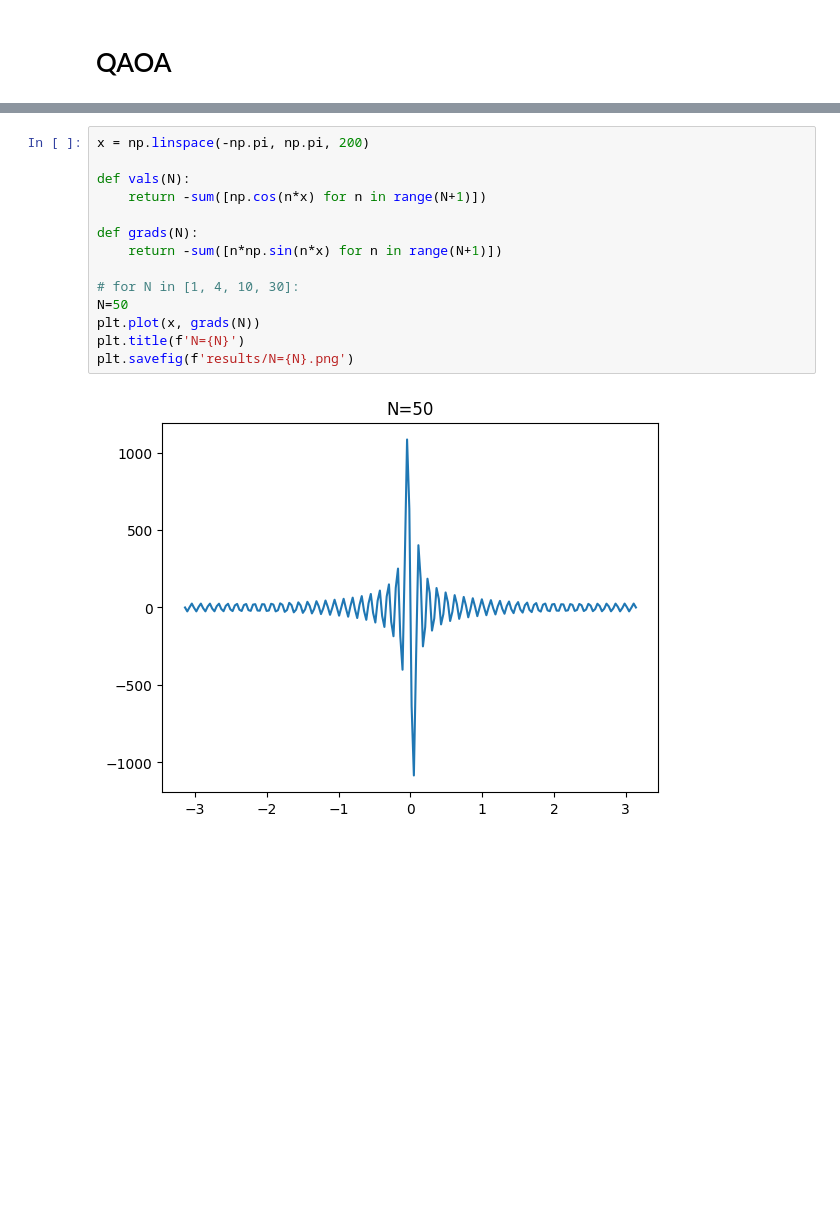
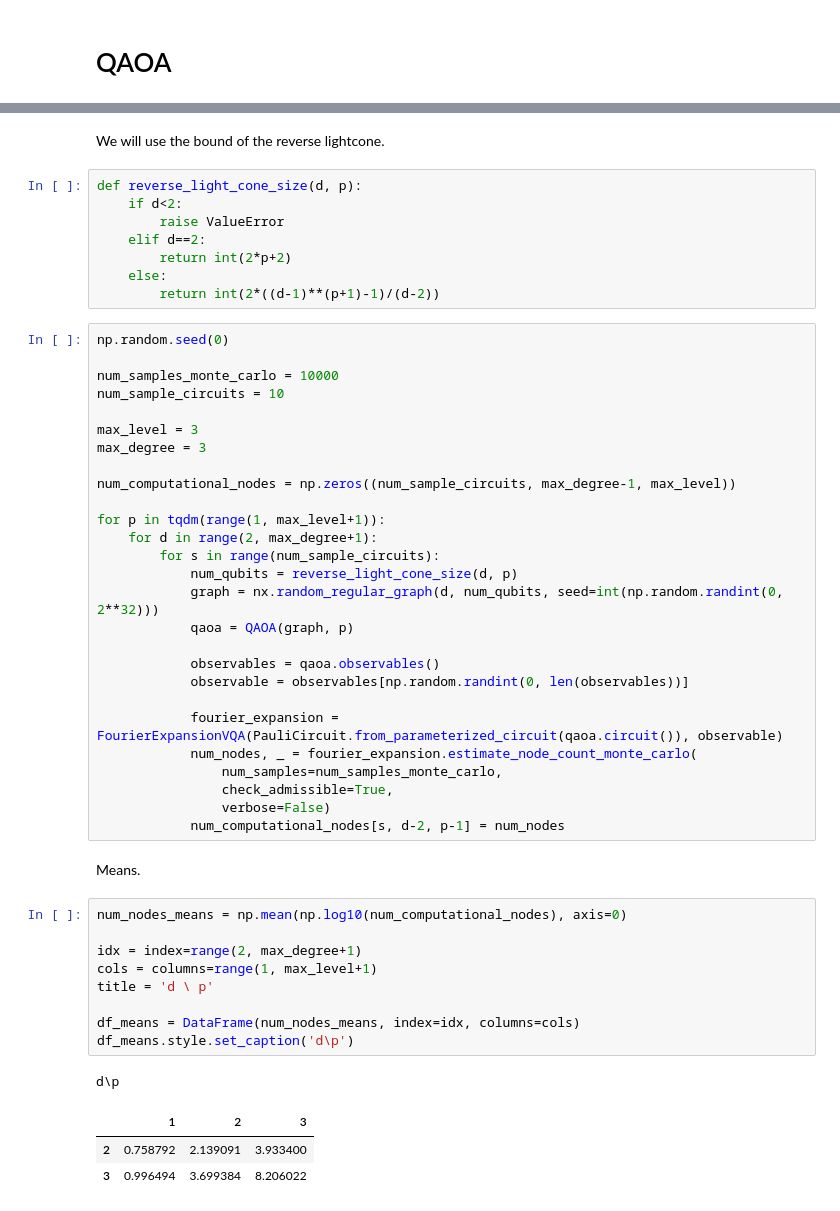
Before and after one commit to idnm/FourierVQA, a Jupyter notebook: experiments.ipynb, the cells around one changed output, grey strips where cells are left out. Saved outputs shown, nothing was run; the diff lists cells and outputs as text; blank space fills up the shorter version.

```diff
--- a/experiments.ipynb
+++ b/experiments.ipynb
@@ -737,16 +270,53 @@ Example.
-# %%
-x = np.linspace(-np.pi, np.pi, 200)
-
-def vals(N):
-    return -sum([np.cos(n*x) for n in range(N+1)])
-
-def grads(N):
-    return -sum([n*np.sin(n*x) for n in range(N+1)])
-
-# for N in [1, 4, 10, 30]:
-N=50
-plt.plot(x, grads(N))
-plt.title(f'N={N}')
-plt.savefig(f'results/N={N}.png')
-# %% [output]
-[figure, removed]
+# %% [markdown]
+We will use the bound of the reverse lightcone.
+# %%
+def reverse_light_cone_size(d, p):
+    if d<2:
+        raise ValueError
+    elif d==2:
+        return int(2*p+2)
+    else:
+        return int(2*((d-1)**(p+1)-1)/(d-2))
+# %%
+np.random.seed(0)
+
+num_samples_monte_carlo = 10000
+num_sample_circuits = 10
+
+max_level = 3
+max_degree = 3
+
+num_computational_nodes = np.zeros((num_sample_circuits, max_degree-1, max_level))
+
+for p in tqdm(range(1, max_level+1)):
+    for d in range(2, max_degree+1):
+        for s in range(num_sample_circuits):
+            num_qubits = reverse_light_cone_size(d, p)
+            graph = nx.random_regular_graph(d, num_qubits, seed=int(np.random.randint(0, 2**32)))
+            qaoa = QAOA(graph, p)
+
+            observables = qaoa.observables()
+            observable = observables[np.random.randint(0, len(observables))]
+
+            fourier_expansion = FourierExpansionVQA(PauliCircuit.from_parameterized_circuit(qaoa.circuit()), observable)
+            num_nodes, _ = fourier_expansion.estimate_node_count_monte_carlo(
+                num_samples=num_samples_monte_carlo,
+                check_admissible=True,
+                verbose=False)
+            num_computational_nodes[s, d-2, p-1] = num_nodes
+# %% [markdown]
+Means.
+# %%
+num_nodes_means = np.mean(np.log10(num_computational_nodes), axis=0)
+
+idx = index=range(2, max_degree+1)
+cols = columns=range(1, max_level+1)
+title = 'd \ p'
+
+df_means = DataFrame(num_nodes_means, index=idx, columns=cols)
+df_means.style.set_caption('d\p')
+# %% [output]
+d\p
+|  | 1 | 2 | 3 |
+| 2 | 0.758792 | 2.139091 | 3.933400 |
+| 3 | 0.996494 | 3.699384 | 8.206022 |
```
Also changed, not shown: parts of 79 cells of this notebook, 5 other files.
